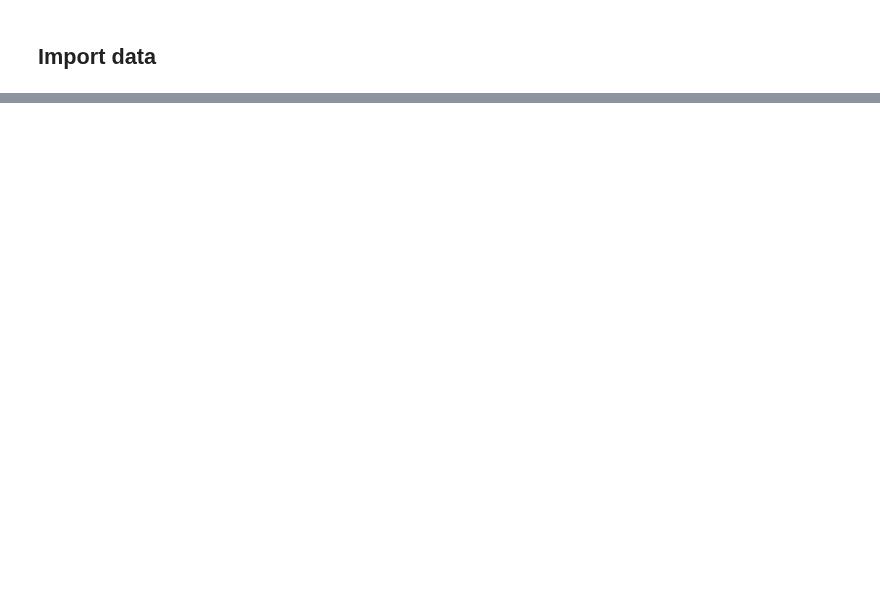
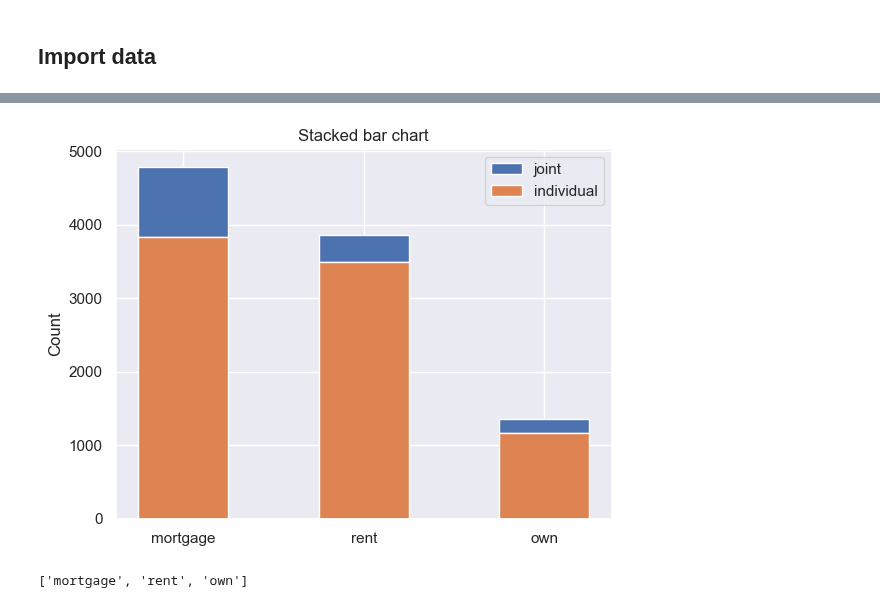
Before and after one commit to kirenz/eda, a Jupyter notebook: 04-exploring-categorical-variables.ipynb, the cells around one changed output, grey strips where cells are left out. Cells and saved outputs as stored; diff of their text form; code cells hidden in the pictures; blank space fills up the shorter version.

```diff
--- a/04-exploring-categorical-variables.ipynb
+++ b/04-exploring-categorical-variables.ipynb
@@ -81,0 +79,28 @@ Task B: Compute the proportion of patients in the control group who had a stroke
+# %%
+# Stacked bar chart
+
+joint = df.homeownership[df.application_type=="joint"].value_counts()
+individual = df.homeownership[df.application_type=="individual"].value_counts()
+labels = list(df['homeownership'].value_counts().index)
+
+width = 0.5       # the width of the bars: can also be len(x) sequence
+
+fig, ax = plt.subplots()
+
+ax.bar(labels, joint, width,  bottom=individual,
+       label='joint')
+ax.bar(labels, individual, width,  label='individual')
+
+
+ax.set_ylabel('Count')
+ax.set_title('Stacked bar chart')
+ax.legend()
+
+plt.show()
+# %% [output]
+[figure, added]
+# %%
+labels=list(df['homeownership'].value_counts().index)
+labels
+# %% [output]
+['mortgage', 'rent', 'own']
```
Also changed, not shown: parts of 30 cells of this notebook, 1 other file.
